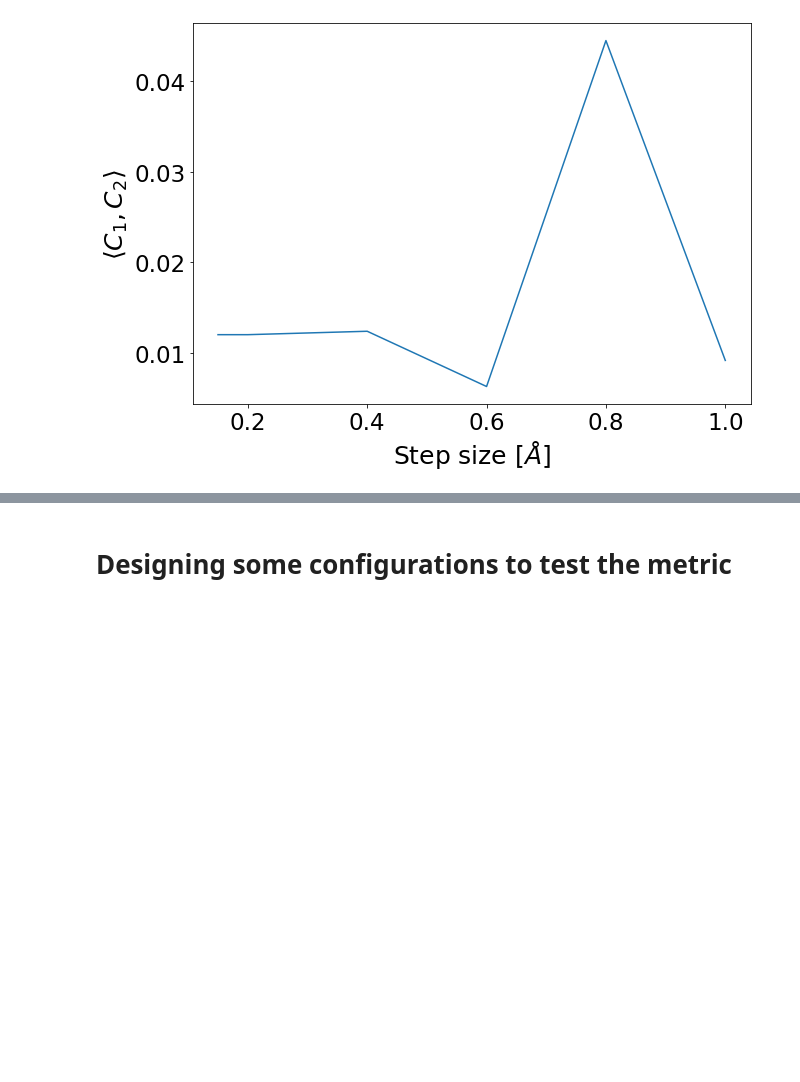
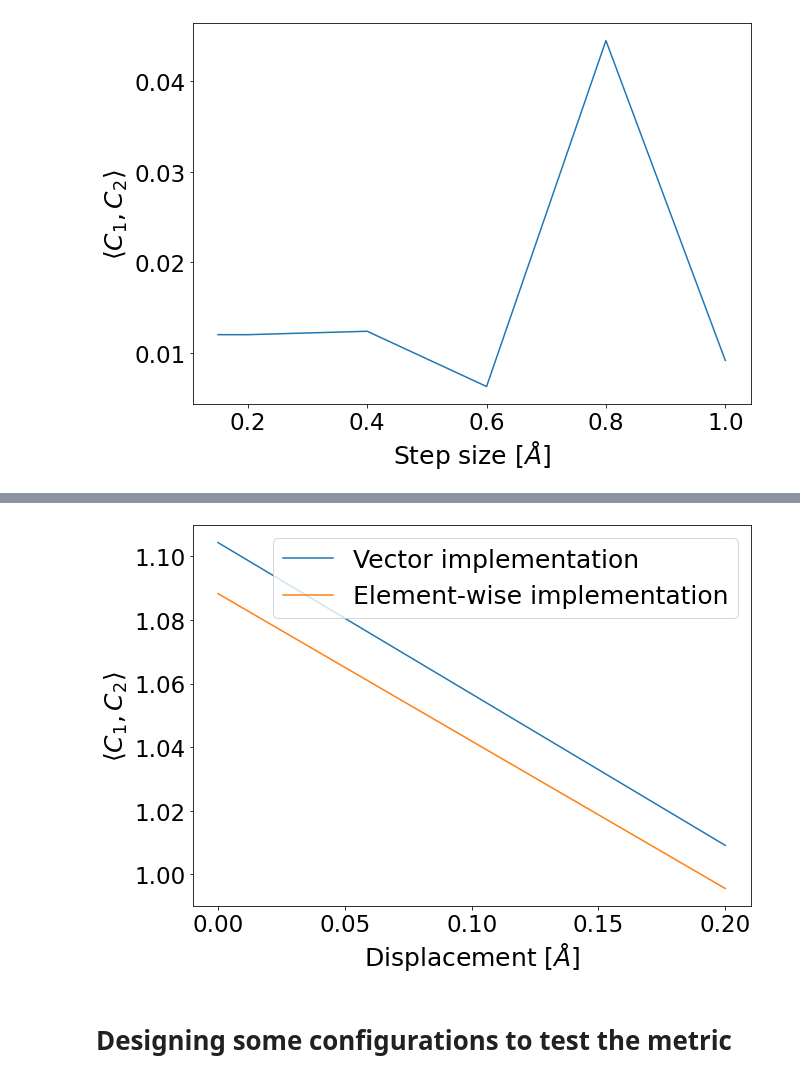
Before and after one commit to FrancoAquistapace/Gaussian_metric_MD, a Jupyter notebook: exploration.ipynb, the cells around one changed output, grey strips where cells are left out. Drawn from its saved outputs; the diff is of its cells as text; code cells hidden in the pictures; blank space fills up the shorter version.

Commit message:
Built and tested element-wise implementation of dot product.

```diff
--- a/exploration.ipynb
+++ b/exploration.ipynb
@@ -82,3 +82,31 @@ ax.set_ylabel(r'$\langle C_1, C_2 \rangle$', fontsize=FONTSIZE)
 ax.tick_params(labelsize=FONTSIZE-2);
 # %% [output]
 [figure]
+# %%
+# Comparing the two methods, using step_size = 0.4 for sampling method
+margin_size = 2
+step_size = 0.4
+tol = 0.001
+# Generate reference lattice
+sc1 = gen_sc_lattice(2,2,1,1)
+# Generate multiple displace lattices
+disp = [0.2 * n for n in range(2)]
+sc2 = [displace(gen_sc_lattice(2,2,1,1), np.array([d,0,0])) for d in disp]
+# Get results with both methods
+time1 = time.time()
+vector_results = [dot(sc1, sc, step_size, margin_size) for sc in sc2]
+time2 = time.time()
+print('Vector implementation finished in %.2f s' % (time2-time1))
+explicit_results = [dot_exp(sc1, sc, margin_size, tol) for sc in sc2]
+time3 = time.time()
+print('Element-wise implementation finished in %.2f s' % (time3-time2))
+# Plot results
+FONTSIZE = 25
+fig, ax = plt.subplots(figsize=(10,7), nrows=1, ncols=1)
+ax.plot(disp, vector_results, label='Vector implementation')
+ax.plot(disp, explicit_results, label='Element-wise implementation')
+ax.set_xlabel(r'Displacement [$\AA$]', fontsize=FONTSIZE)
+ax.set_ylabel(r'$\langle C_1, C_2 \rangle$', fontsize=FONTSIZE)
+ax.tick_params(labelsize=FONTSIZE-2)
+ax.legend(fontsize=FONTSIZE);
+# %% [output]
@@ -85,2 +115,3 @@ ax.tick_params(labelsize=FONTSIZE-2);
+[figure, added]
 # %% [markdown]
 # Designing some configurations to test the metric
```
Also changed, not shown: parts of 1 cell of this notebook, 1 other file.
